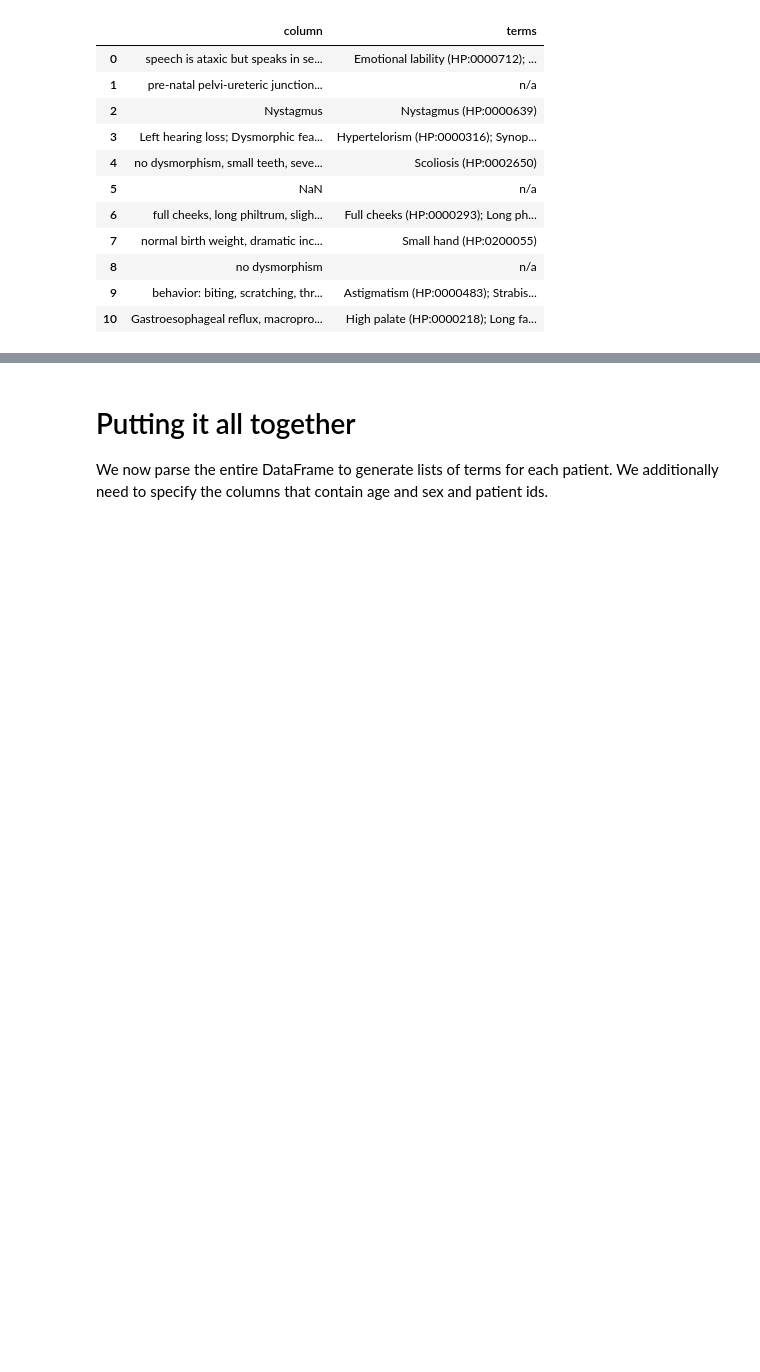
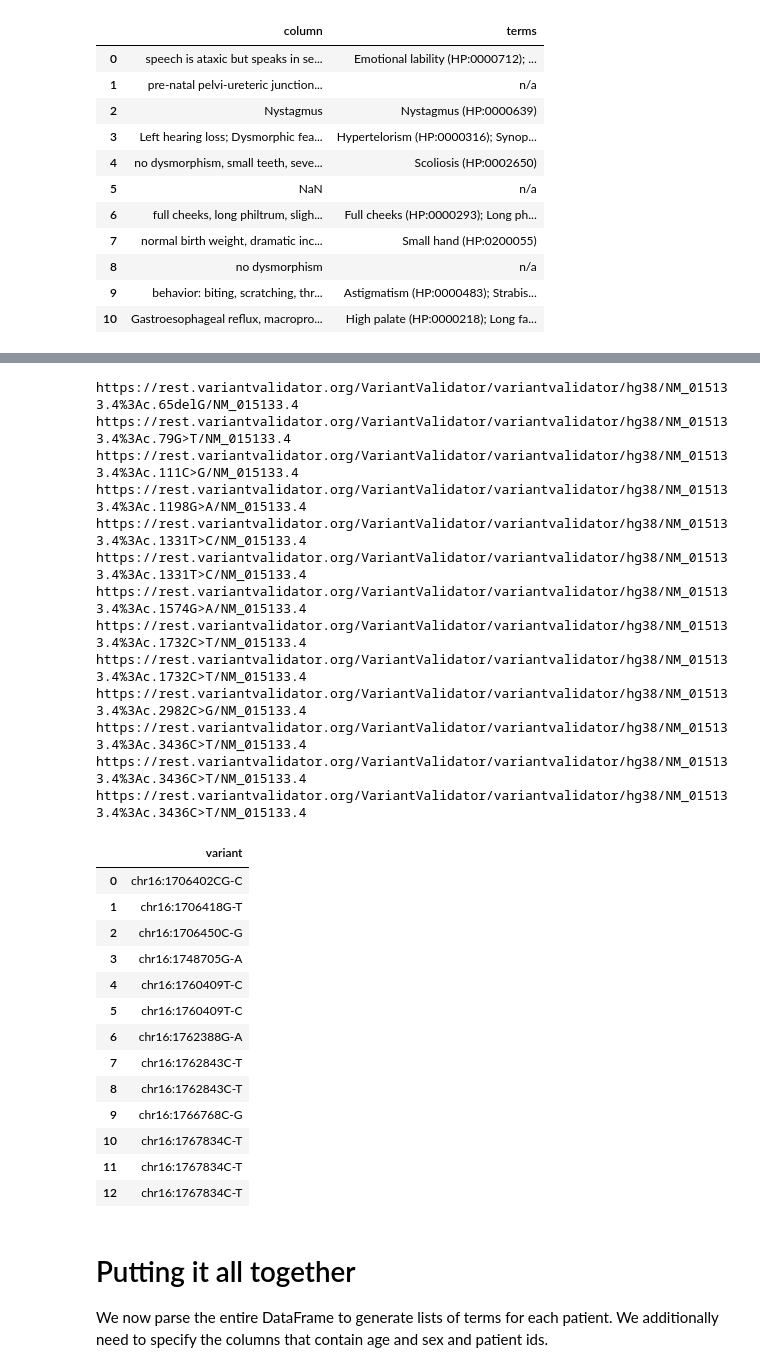
Before and after one commit to monarch-initiative/pyphetools, a Jupyter notebook: notebooks/introduction.ipynb, the cells around one changed output, grey strips where cells are left out. Cells and saved outputs as stored; diff of their text form; code cells hidden in the pictures; blank space fills up the shorter version.

Commit message:
variant support

```diff
--- a/notebooks/introduction.ipynb
+++ b/notebooks/introduction.ipynb
@@ -281,0 +285,5 @@ mriMapper.preview_column(df['Additional symptoms'])
+# %%
+genome = 'hg38'
+default_genotype = 'heterozygous'
+transcript='NM_015133.4'
+varMapper = VariantColumnMapper(assembly=genome,column_name='Transcript\nNM_015133.4\nc.', transcript=transcript, genotype=default_genotype)
@@ -282,3 +310,33 @@ mriMapper.preview_column(df['Additional symptoms'])
+# %%
+varMapper.preview_column(df['Transcript\nNM_015133.4\nc.'])
+# %% [output]
+https://rest.variantvalidator.org/VariantValidator/variantvalidator/hg38/NM_015133.4%3Ac.65delG/NM_015133.4
+https://rest.variantvalidator.org/VariantValidator/variantvalidator/hg38/NM_015133.4%3Ac.79G>T/NM_015133.4
+https://rest.variantvalidator.org/VariantValidator/variantvalidator/hg38/NM_015133.4%3Ac.111C>G/NM_015133.4
+https://rest.variantvalidator.org/VariantValidator/variantvalidator/hg38/NM_015133.4%3Ac.1198G>A/NM_015133.4
+https://rest.variantvalidator.org/VariantValidator/variantvalidator/hg38/NM_015133.4%3Ac.1331T>C/NM_015133.4
+https://rest.variantvalidator.org/VariantValidator/variantvalidator/hg38/NM_015133.4%3Ac.1331T>C/NM_015133.4
+https://rest.variantvalidator.org/VariantValidator/variantvalidator/hg38/NM_015133.4%3Ac.1574G>A/NM_015133.4
+https://rest.variantvalidator.org/VariantValidator/variantvalidator/hg38/NM_015133.4%3Ac.1732C>T/NM_015133.4
+https://rest.variantvalidator.org/VariantValidator/variantvalidator/hg38/NM_015133.4%3Ac.1732C>T/NM_015133.4
+https://rest.variantvalidator.org/VariantValidator/variantvalidator/hg38/NM_015133.4%3Ac.2982C>G/NM_015133.4
+https://rest.variantvalidator.org/VariantValidator/variantvalidator/hg38/NM_015133.4%3Ac.3436C>T/NM_015133.4
+https://rest.variantvalidator.org/VariantValidator/variantvalidator/hg38/NM_015133.4%3Ac.3436C>T/NM_015133.4
+https://rest.variantvalidator.org/VariantValidator/variantvalidator/hg38/NM_015133.4%3Ac.3436C>T/NM_015133.4
+|  | variant |
+| 0 | chr16:1706402CG-C |
+| 1 | chr16:1706418G-T |
+| 2 | chr16:1706450C-G |
+| 3 | chr16:1748705G-A |
+| 4 | chr16:1760409T-C |
+| 5 | chr16:1760409T-C |
+| 6 | chr16:1762388G-A |
+| 7 | chr16:1762843C-T |
+| 8 | chr16:1762843C-T |
+| 9 | chr16:1766768C-G |
+| 10 | chr16:1767834C-T |
+| 11 | chr16:1767834C-T |
+| 12 | chr16:1767834C-T |
 # %% [markdown]
 <h1>Putting it all together</h1>
 <p>We now parse the entire DataFrame to generate lists of terms for each patient. We additionally need to specify the columns that contain age and sex and patient ids.</p>
```
Also changed, not shown: parts of 20 cells of this notebook, 7 other files.
